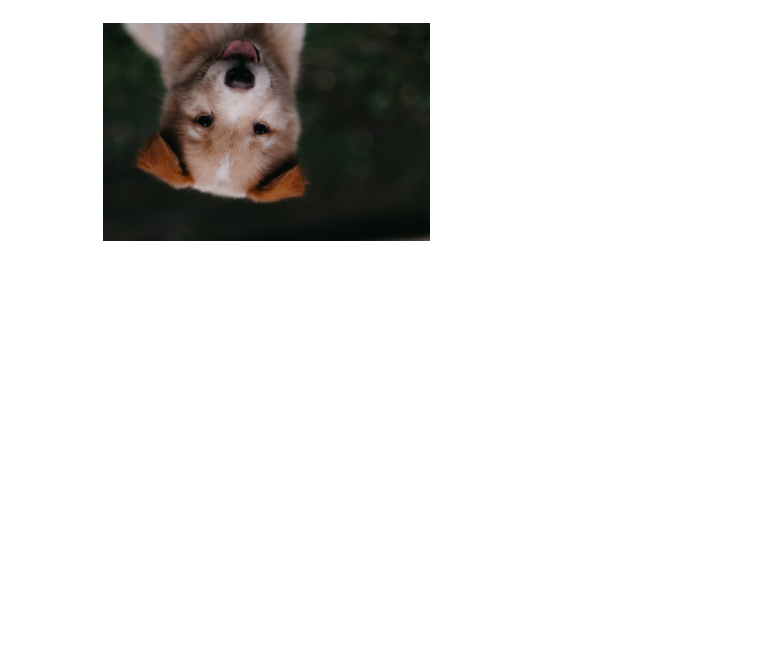
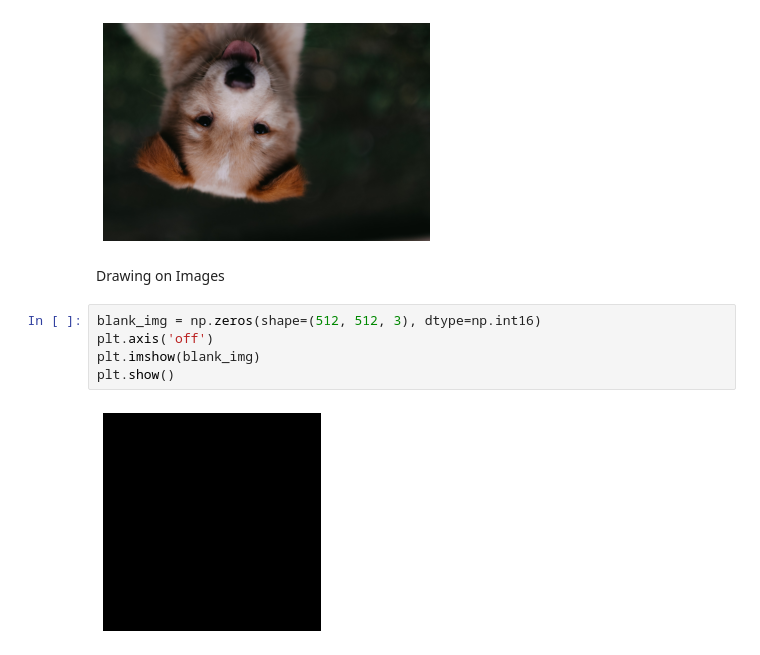
Before and after one commit to luisespriella9/Computer-Vision-Udemy, a Jupyter notebook: Numpy_and_Image_Basics.ipynb, the cells around one changed output. Saved outputs shown, nothing was run; the diff lists cells and outputs as text; blank space fills up the shorter version.

```diff
--- a/Numpy_and_Image_Basics.ipynb
+++ b/Numpy_and_Image_Basics.ipynb
@@ -108,3 +104,12 @@ plt.imshow(full_flip_img)
 plt.show()
 # %% [output]
 [figure]
+# %% [markdown]
+Drawing on Images
+# %%
+blank_img = np.zeros(shape=(512, 512, 3), dtype=np.int16)
+plt.axis('off')
+plt.imshow(blank_img)
+plt.show()
+# %% [output]
+[figure, added]
```
Also changed, not shown: parts of 6 cells of this notebook.
